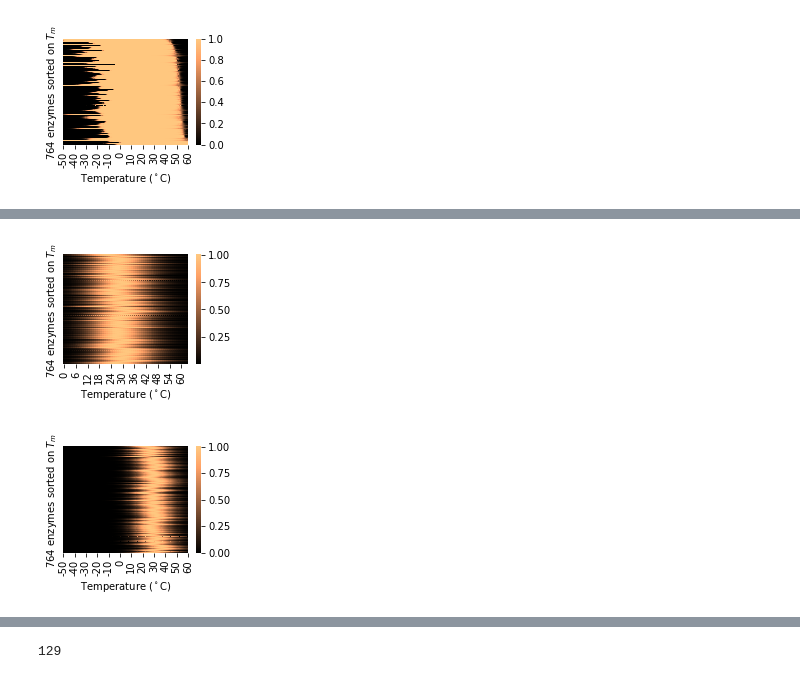
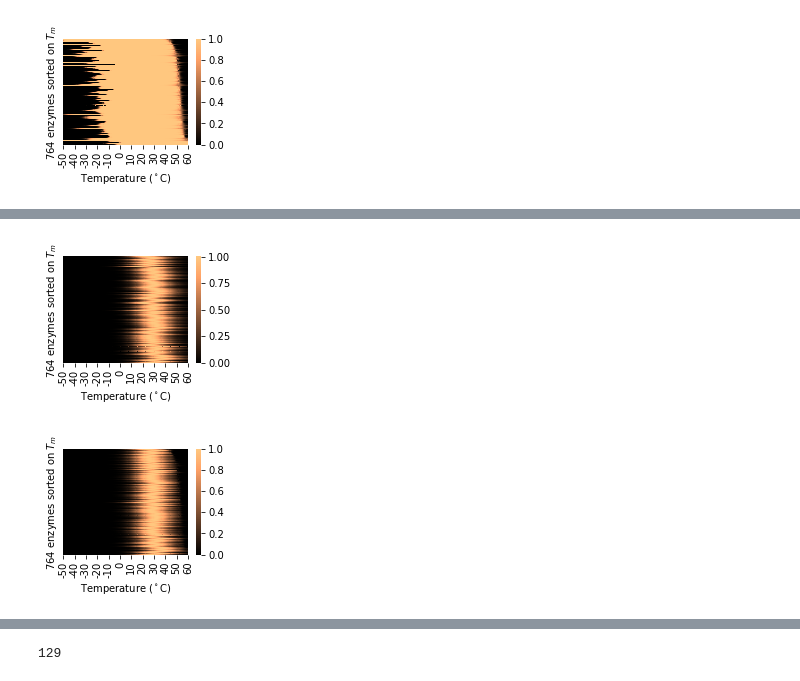
Before and after one commit to SysBioChalmers/BayesianGEM, a Jupyter notebook: code/visualize_temperature_on_enzymes_posterior.ipynb, the cells around one changed output, grey strips where cells are left out. Cells and saved outputs as stored; diff of their text form; code cells hidden in the pictures.

Commit message:
fix enzyme order

```diff
--- a/code/visualize_temperature_on_enzymes_posterior.ipynb
+++ b/code/visualize_temperature_on_enzymes_posterior.ipynb
@@ -92,6 +94,8 @@ plt.show()
 # %% [output]
 copper
 [figure]
+# %%
+c = 'copper'
 # %%
 Ts = np.arange(-50,60)
 fNTs = list()
@@ -116,39 +143,48 @@ plt.show()
 # %%
-Ts = np.arange(0,64)
+Ts = np.arange(-50,60)
 kcatTs = list()
-sort_enzymes_on_Topt = dftherm.index[np.argsort(post_params['Topt'].values)]
+sort_enzymes_on_Topt = dftherm.index[np.argsort(post_params['Tm'].values)]
+
+df3e = pd.DataFrame(index=sort_enzymes_on_Tm,columns=Ts)
+
 for enz in sort_enzymes_on_Tm:
     cols = ['dHTH', 'dSTS','dCpu','Topt','dCpt']
     [dHTH, dSTS,dCpu,Topt,dCpt]=dftherm.loc[enz,cols]
     kcatT = etc.calculate_kcatT(Ts+273.15,dHTH,dSTS,dCpu,1,dCpt,Topt)
     kcatTs.append(kcatT)
+
+df3e.loc[sort_enzymes_on_Tm,Ts] = np.array(kcatTs)
+df3e = df3e.astype(float)
+df3e.to_csv('../SourceData/fig_3e.csv',float_format='%.4f')
+
 plt.figure(figsize=(2.8,2.4))
 sns.heatmap(kcatTs,cmap=c)
 plt.xlabel('Temperature ($^\circ$C)')
+plt.xticks(np.arange(0,100+20,10),np.arange(-50,-50+100+20,10))
 plt.yticks([])
 plt.ylabel('%s enzymes sorted on $T_{m}$' % len(dftherm.index))
 plt.tight_layout()
-plt.savefig('../figures/kcat_heatmap.png',bbox_inches='tight',dpi=300)
+plt.savefig('../figures/kcat_heatmap_cold.png',bbox_inches='tight',dpi=300)
 plt.show()
 # %% [output]
-[figure, old version]
+[figure, new version]
 # %%
-Ts = np.arange(-50,60)
-kcatTs = list()
-sort_enzymes_on_Topt = dftherm.index[np.argsort(post_params['Topt'].values)]
-for enz in sort_enzymes_on_Tm:
-    cols = ['dHTH', 'dSTS','dCpu','Topt','dCpt']
-    [dHTH, dSTS,dCpu,Topt,dCpt]=dftherm.loc[enz,cols]
-    kcatT = etc.calculate_kcatT(Ts+273.15,dHTH,dSTS,dCpu,1,dCpt,Topt)
-    kcatTs.append(kcatT)
+SAs = np.array(fNTs)*np.array(kcatTs)
+
+df3f = pd.DataFrame(index=sort_enzymes_on_Tm,columns=Ts)
+
+df3f.loc[sort_enzymes_on_Tm,Ts] = np.array(SAs)
+df3f = df3f.astype(float)
+df3f.to_csv('../SourceData/fig_3f.csv',float_format='%.4f')
+
 plt.figure(figsize=(2.8,2.4))
-sns.heatmap(kcatTs,cmap=c)
+sns.heatmap(SAs,cmap=c)
 plt.xlabel('Temperature ($^\circ$C)')
+plt.yticks([])
 plt.xticks(np.arange(0,100+20,10),np.arange(-50,-50+100+20,10))
-plt.yticks([])
 plt.ylabel('%s enzymes sorted on $T_{m}$' % len(dftherm.index))
 plt.tight_layout()
-plt.savefig('../figures/kcat_heatmap_cold.png',bbox_inches='tight',dpi=300)
+plt.savefig('../figures/Sa_heatmap.png',bbox_inches='tight',dpi=300)
 plt.show()
 # %% [output]
-[figure, old version]
+[figure, new version]
```
Also changed, not shown: parts of 5 cells of this notebook.
